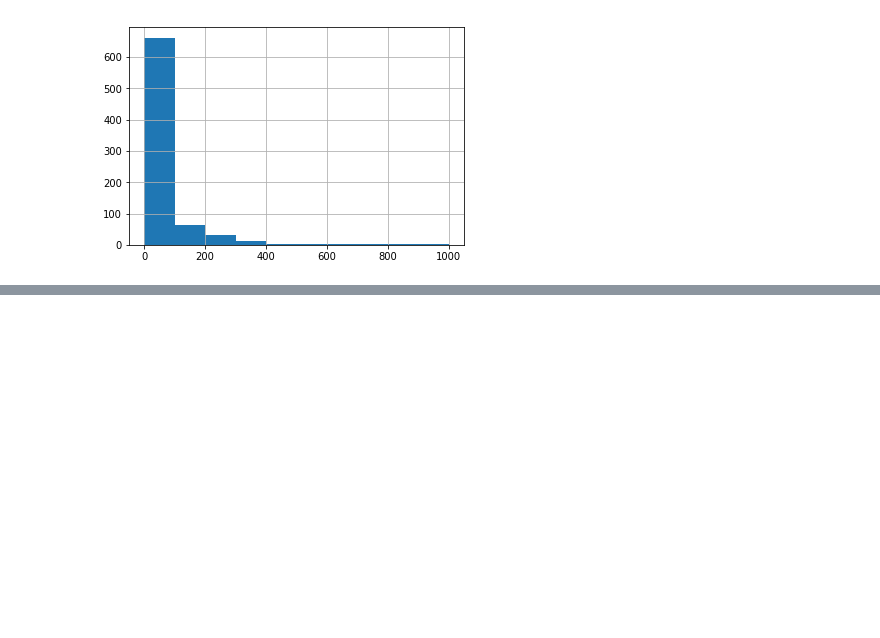
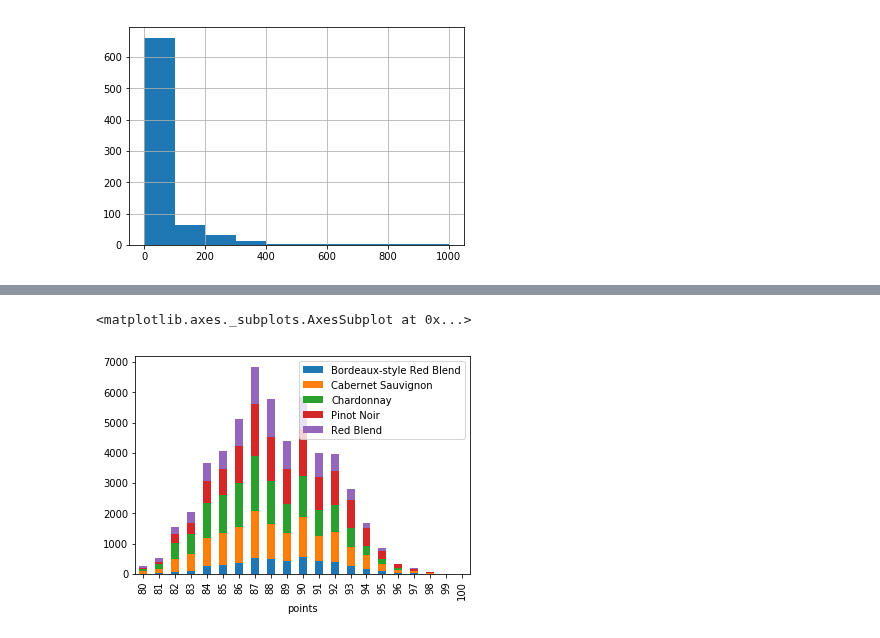
Before and after one commit to data-droid/study, a Jupyter notebook: kaggleLearn/DataVisualization2.ipynb, the cells around one changed output, grey strips where cells are left out. Saved outputs shown, nothing was run; the diff lists cells and outputs as text; code cells hidden in the pictures; blank space fills up the shorter version.

```diff
--- a/kaggleLearn/DataVisualization2.ipynb
+++ b/kaggleLearn/DataVisualization2.ipynb
@@ -83,0 +116,3 @@ pokemon.weight_kg.hist()
+# %%
+wine_counts = pd.read_csv('../../Data/most-common-wine-scores/top-five-wine-score-counts.csv',index_col=0)
+wine_counts.head()
@@ -83,0 +127,5 @@ pokemon.weight_kg.hist()
+# %%
+wine_counts.plot.bar(stacked=True)
+# %% [output]
+<matplotlib.axes._subplots.AxesSubplot at 0x...>
+[figure, added]
```
Also changed, not shown: parts of 12 cells of this notebook.
